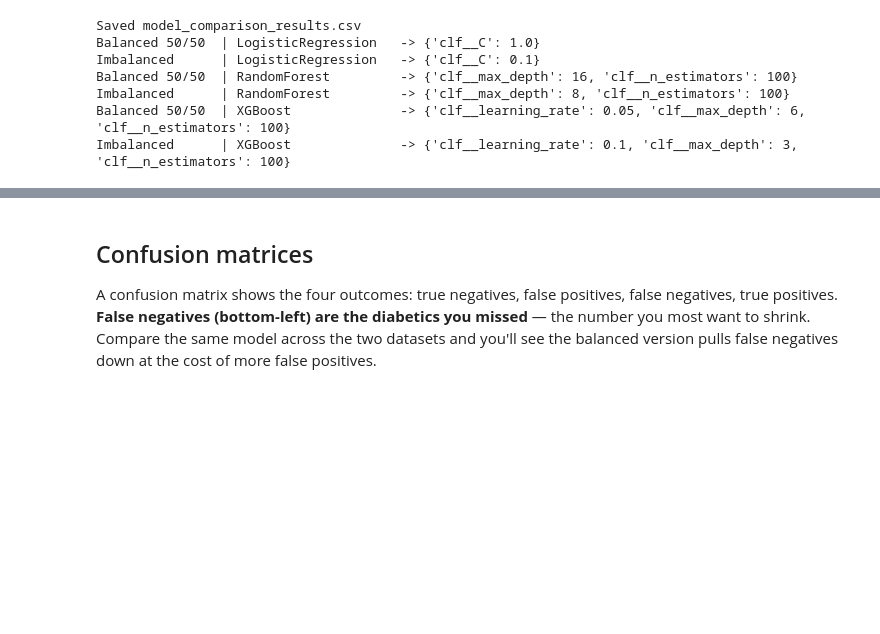
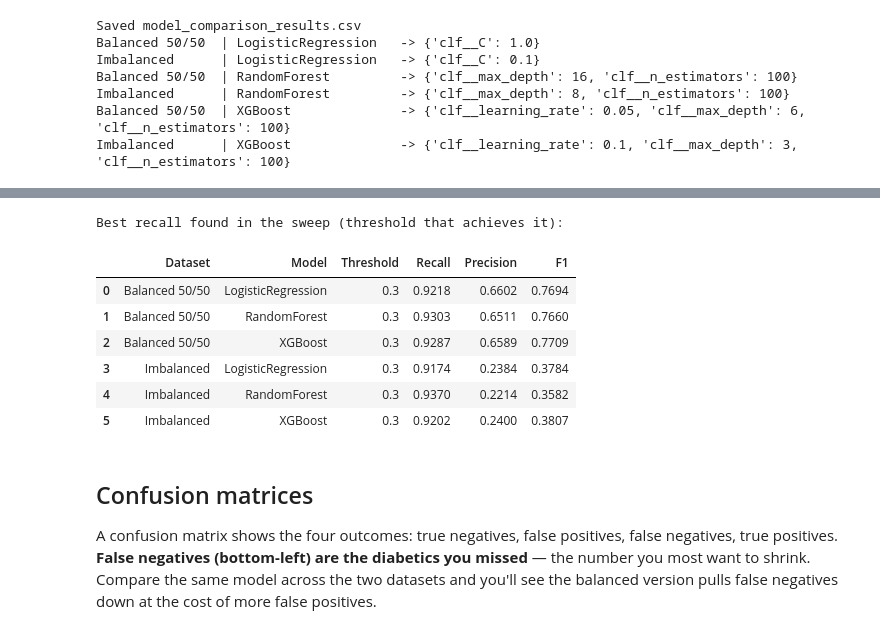
Before and after one commit to kellzhao/ai4all, a Jupyter notebook: diabetes_model_comparison.ipynb, the cells around one changed output, grey strips where cells are left out. Saved outputs shown, nothing was run; the diff lists cells and outputs as text; code cells hidden in the pictures; blank space fills up the shorter version.

```diff
--- a/diabetes_model_comparison.ipynb
+++ b/diabetes_model_comparison.ipynb
@@ -254,3 +300,18 @@ Imbalanced      | XGBoost              -> {'clf__learning_rate': 0.1, 'clf__max_
+# %%
+# Best recall achieved per model/dataset across the sweep, vs. recall at the default 0.5 cutoff
+best_per_group = sweep_df.loc[sweep_df.groupby(['Dataset', 'Model'])['Recall'].idxmax()]
+best_per_group = best_per_group.sort_values(['Dataset', 'Model']).reset_index(drop=True)
+print('Best recall found in the sweep (threshold that achieves it):')
+best_per_group
+# %% [output]
+Best recall found in the sweep (threshold that achieves it):
+|  | Dataset | Model | Threshold | Recall | Precision | F1 |
+| 0 | Balanced 50/50 | LogisticRegression | 0.3 | 0.9218 | 0.6602 | 0.7694 |
+| 1 | Balanced 50/50 | RandomForest | 0.3 | 0.9303 | 0.6511 | 0.7660 |
+| 2 | Balanced 50/50 | XGBoost | 0.3 | 0.9287 | 0.6589 | 0.7709 |
+| 3 | Imbalanced | LogisticRegression | 0.3 | 0.9174 | 0.2384 | 0.3784 |
+| 4 | Imbalanced | RandomForest | 0.3 | 0.9370 | 0.2214 | 0.3582 |
+| 5 | Imbalanced | XGBoost | 0.3 | 0.9202 | 0.2400 | 0.3807 |
 # %% [markdown]
 ## Confusion matrices
 
```
Also changed, not shown: parts of 4 cells of this notebook.
